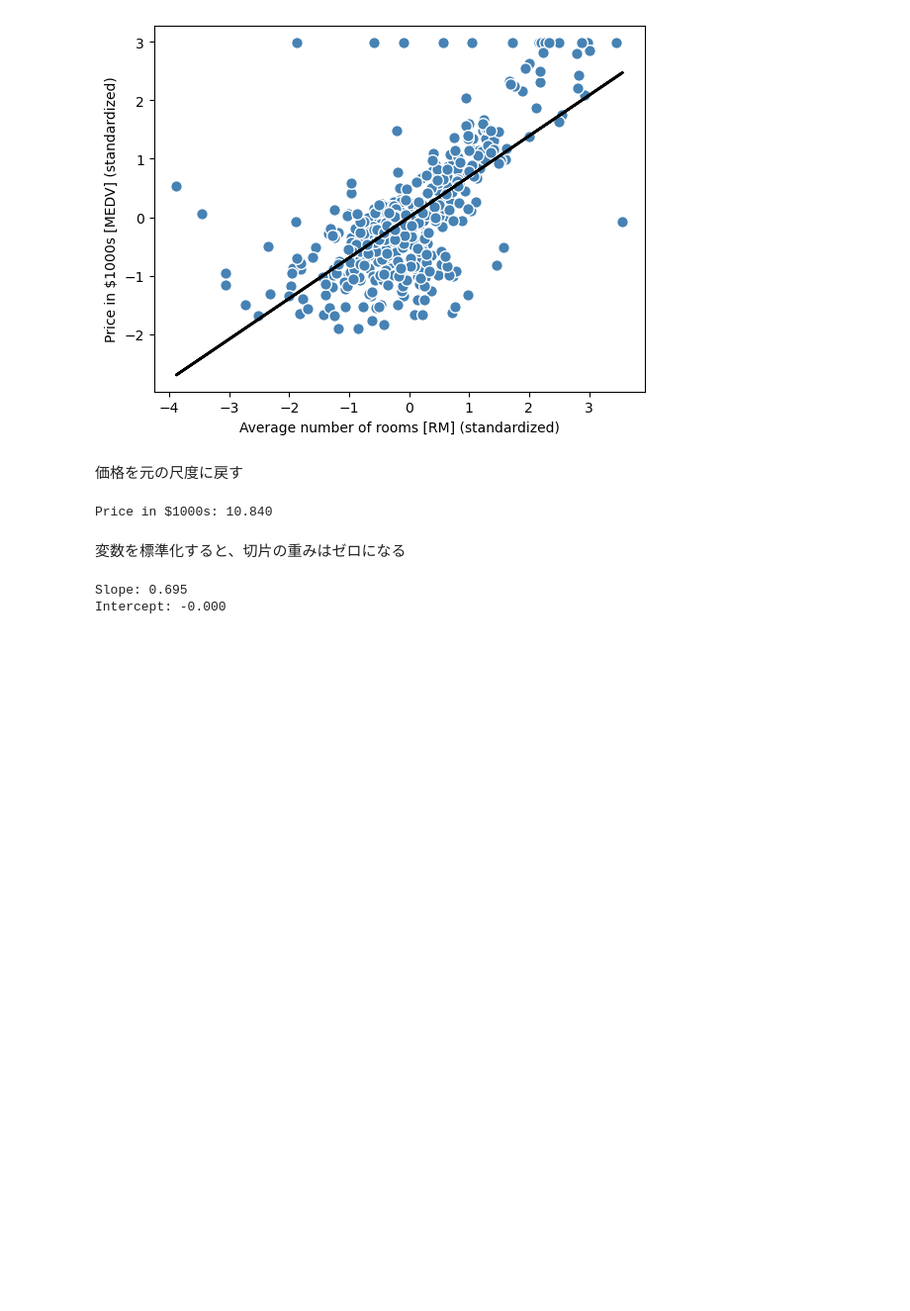
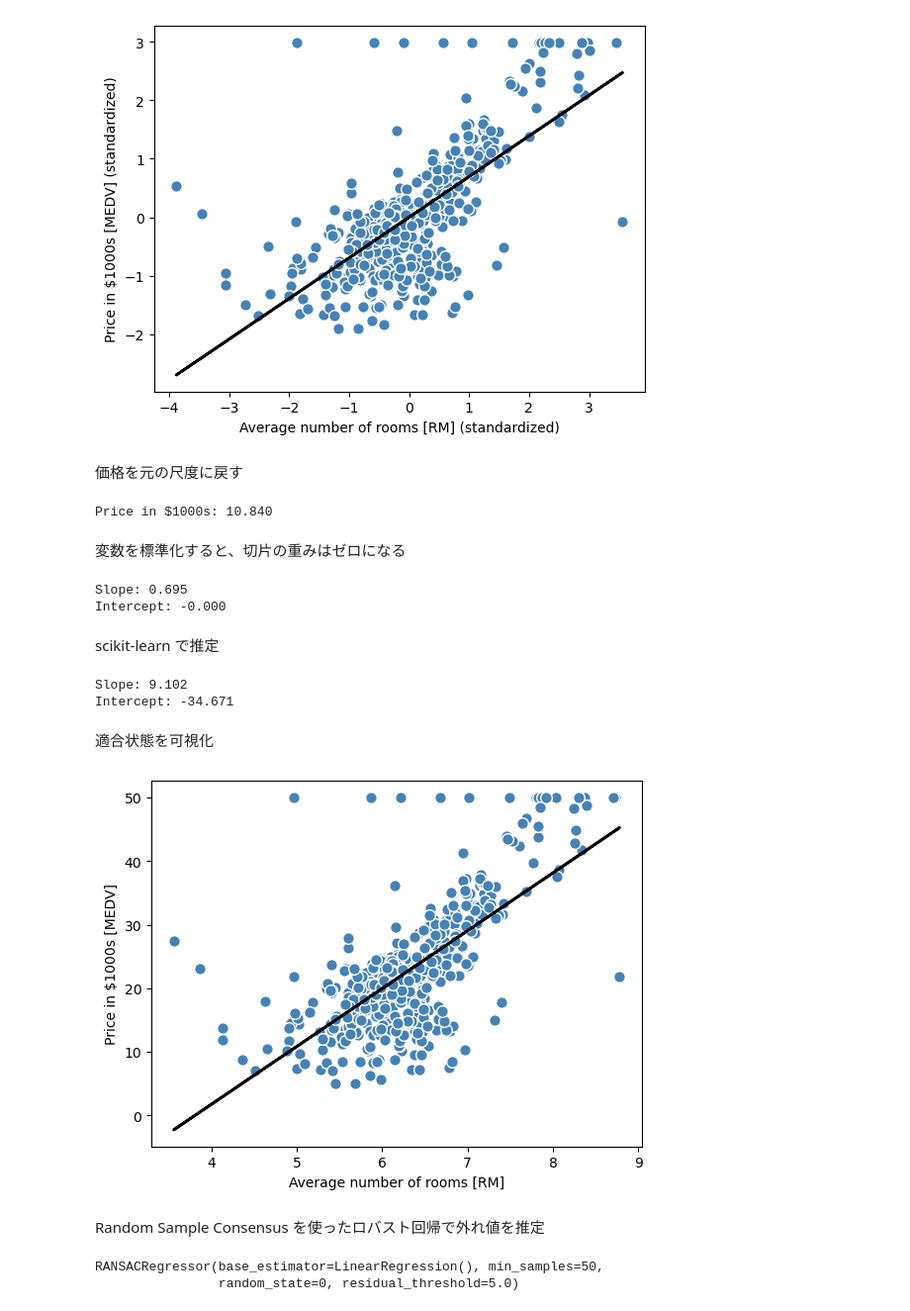
Before and after one commit to K-Bokka/py_ml_3rd, a Jupyter notebook: notebooks/ch10/01_housing.ipynb, the cells around one changed output. Shown at 99% size. Cells and saved outputs as stored; diff of their text form; code cells hidden in the pictures; blank space fills up the shorter version.

Commit message:
Using scikit-learn

```diff
--- a/notebooks/ch10/01_housing.ipynb
+++ b/notebooks/ch10/01_housing.ipynb
@@ -144,3 +144,41 @@ print('Intercept: %.3f' % lr.w_[0])
 # %% [output]
 Slope: 0.695
 Intercept: -0.000
+# %% [markdown]
+scikit-learn で推定
+# %%
+from sklearn.linear_model import LinearRegression
+
+slr = LinearRegression()
+slr.fit(X, y)
+y_pred = slr.predict(X)
+
+print('Slope: %.3f' % slr.coef_[0])
+print('Intercept: %.3f' % slr.intercept_)
+# %% [output]
+Slope: 9.102
+Intercept: -34.671
+# %% [markdown]
+適合状態を可視化
+# %%
+lin_regplot(X, y, slr)
+plt.xlabel('Average number of rooms [RM]')
+plt.ylabel('Price in $1000s [MEDV]')
+plt.show()
+# %% [output]
+[figure, added]
+# %% [markdown]
+Random Sample Consensus を使ったロバスト回帰で外れ値を推定
+# %%
+from sklearn.linear_model import RANSACRegressor
+
+ransac = RANSACRegressor(LinearRegression(),
+                         max_trials=100,
+                         min_samples=50,
+                         loss='absolute_loss',
+                         residual_threshold=5.0,
+                         random_state=0)
+ransac.fit(X, y)
+# %% [output]
+RANSACRegressor(base_estimator=LinearRegression(), min_samples=50,
+                random_state=0, residual_threshold=5.0)
```
Also changed, not shown: parts of 4 cells of this notebook.
